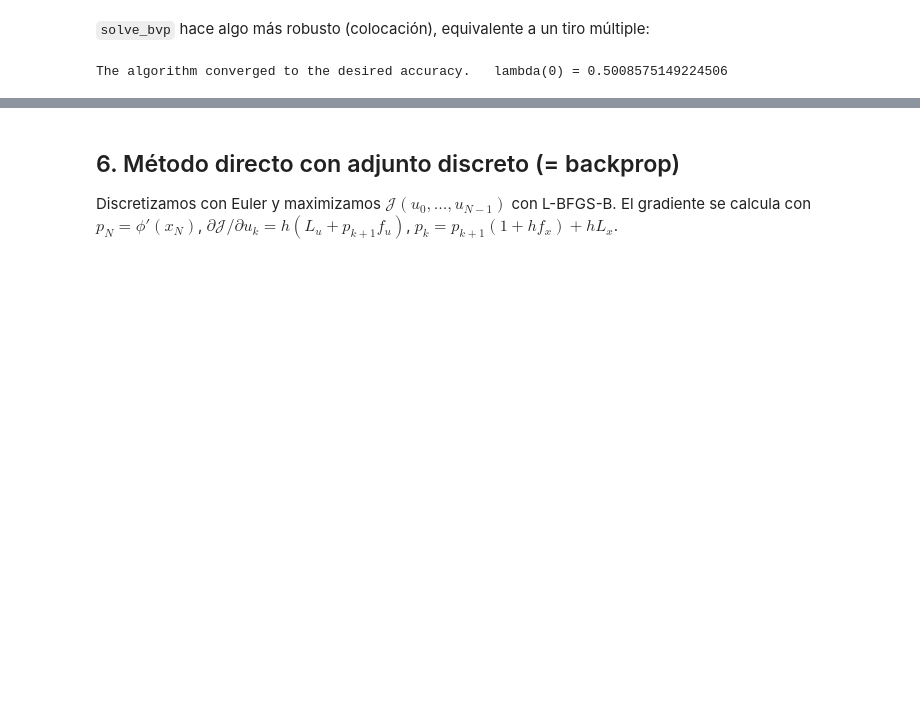
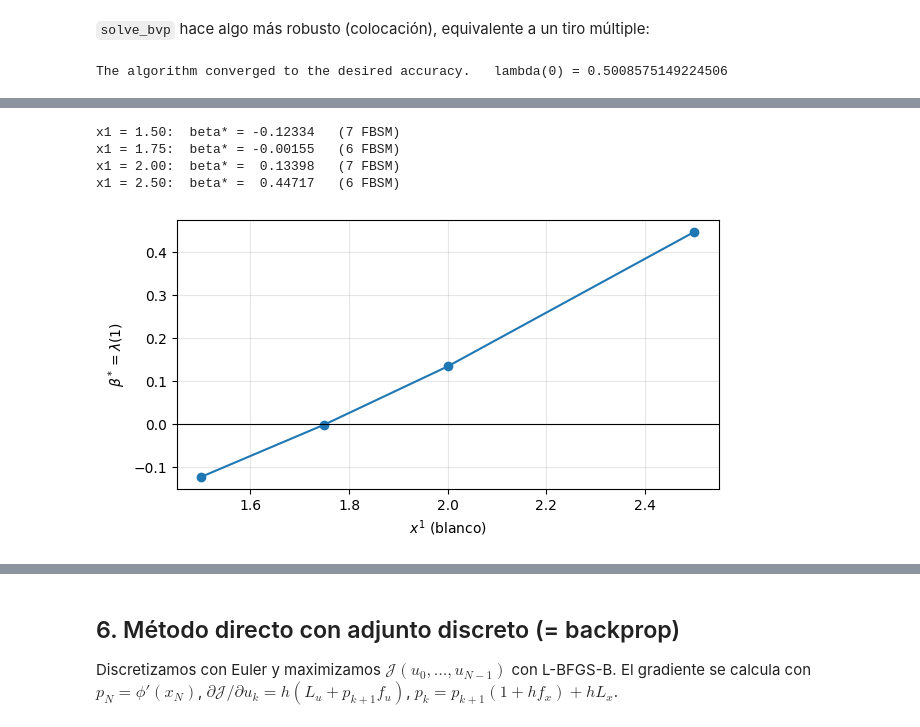
Before and after one commit to csfvega-arg/Colabs-materia-control, a Jupyter notebook: clase04.ipynb, the cells around one changed output, grey strips where cells are left out. Cells and saved outputs as stored; diff of their text form; code cells hidden in the pictures; blank space fills up the shorter version.

```diff
--- a/clase04.ipynb
+++ b/clase04.ipynb
@@ -186,0 +288,19 @@ The algorithm converged to the desired accuracy.   lambda(0) = 0.500857514922450
+# %%
+A, B, C = 1, 1, 4
+f_lab = lambda t, x, u: -0.5*x**2 + C*u
+dl_lab = lambda t, x, u, l: -A + l*x
+uc_lab = lambda t, x, l: C*l/(2*B)
+x1s = [1.5, 1.75, 2.0, 2.5]
+betas = []
+for x1 in x1s:
+    b, r, hist = tiro_fbsm(f_lab, dl_lab, uc_lab, 1.0, x1, 1.0, 0.0, 0.5)
+    betas.append(b)
+    print(f'x1 = {x1:4.2f}:  beta* = {b: .5f}   ({len(hist)} FBSM)')
+plt.plot(x1s, betas, 'o-'); plt.axhline(0, c='k', lw=0.8)
+plt.xlabel('$x^1$ (blanco)'); plt.ylabel(r'$\beta^*=\lambda(1)$'); plt.show()
+# %% [output]
+x1 = 1.50:  beta* = -0.12334   (7 FBSM)
+x1 = 1.75:  beta* = -0.00155   (6 FBSM)
+x1 = 2.00:  beta* =  0.13398   (7 FBSM)
+x1 = 2.50:  beta* =  0.44717   (6 FBSM)
+[figure, added]
```
Also changed, not shown: parts of 9 cells of this notebook.
